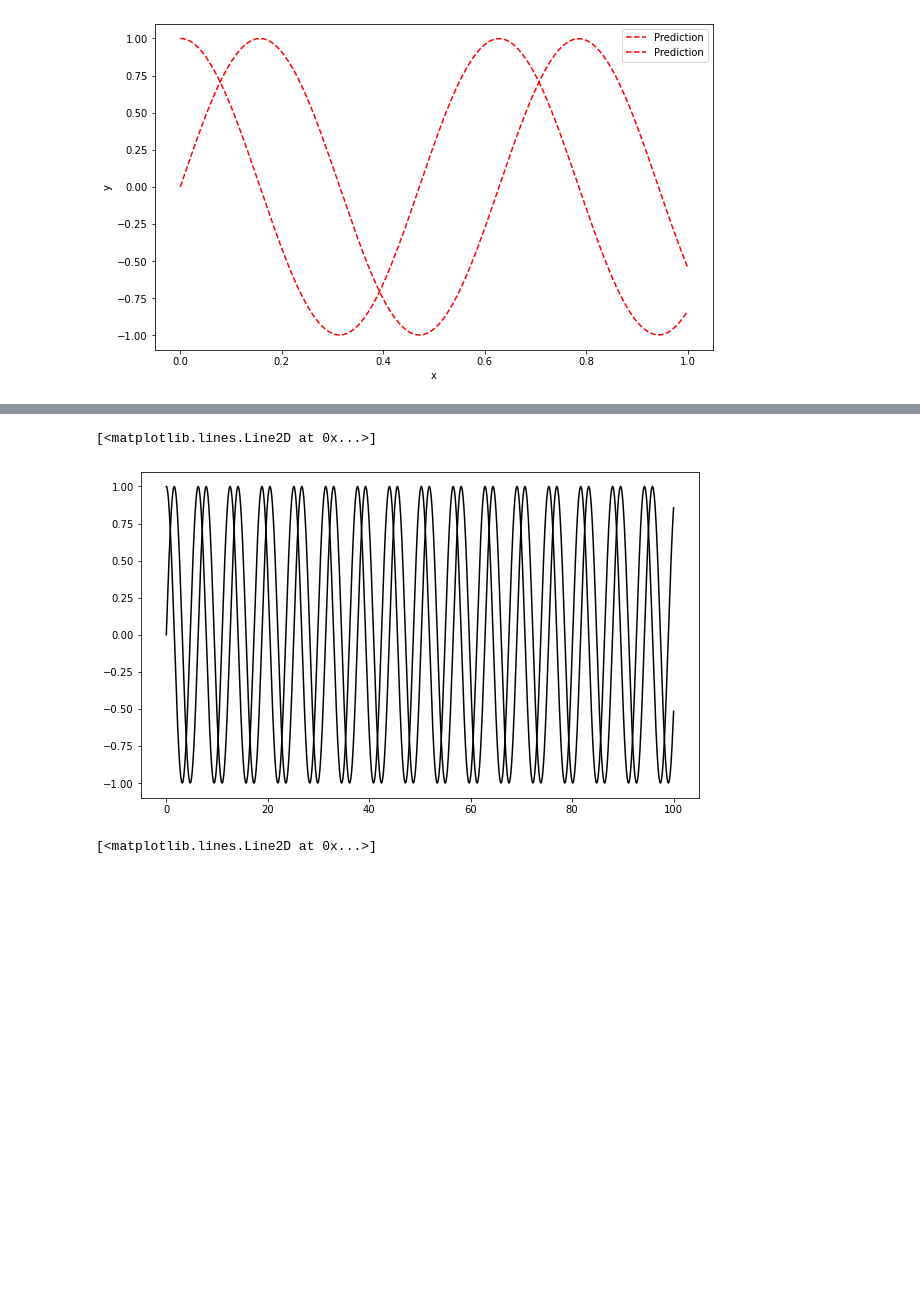
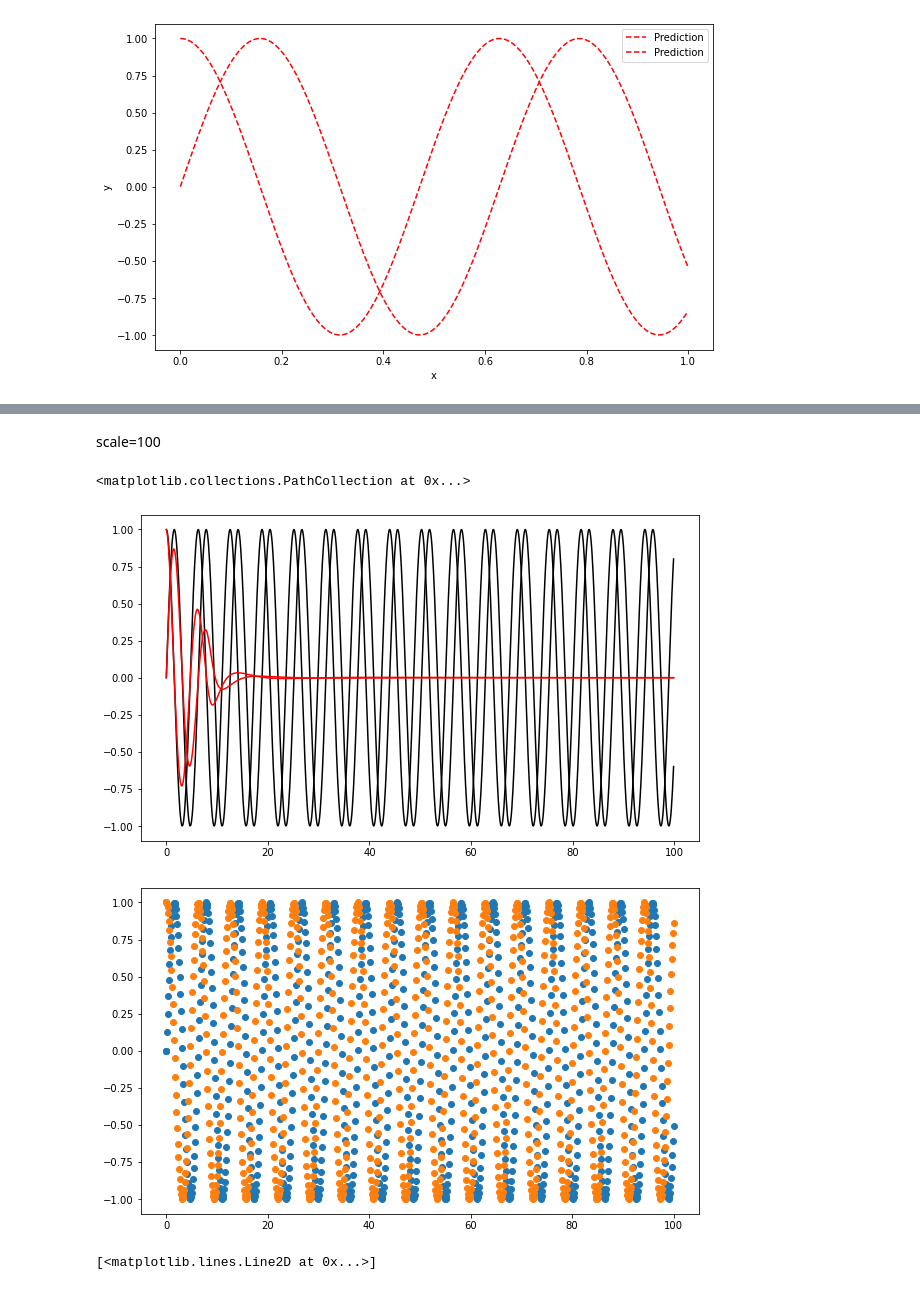
Before and after one commit to Wulx2050/DeepXDE-and-PINN, a Jupyter notebook: 3常微分方程ODE.ipynb, the cells around one changed output, grey strips where cells are left out. Cells and saved outputs as stored; diff of their text form; code cells hidden in the pictures; blank space fills up the shorter version.

```diff
--- a/3常微分方程ODE.ipynb
+++ b/3常微分方程ODE.ipynb
@@ -270,7 +311,19 @@ plt.plot(t_list, true_data[:,1], "-k", label="True")
 t_list = data.test()[0]*scale  # scale=10
 true_data = func(t_list)
 
+pred_data = model.predict(data.test()[0])
+
 plt.figure(figsize=(10, 6))
 plt.plot(t_list, true_data[:,0], "-k", label="True")
 plt.plot(t_list, true_data[:,1], "-k", label="True")
+
+plt.plot(t_list, pred_data[:,0], "-r", label="Pred")
+plt.plot(t_list, pred_data[:,1], "-r", label="Pred")
+
+t_list = data.train_next_batch()[0]*scale
+true_data = func(t_list)
+
+plt.figure(figsize=(10, 6))
+plt.scatter(t_list, true_data[:,0], label="True")
+plt.scatter(t_list, true_data[:,1], label="True")
 # %% [output]
@@ -278,0 +335,20 @@ plt.plot(t_list, true_data[:,1], "-k", label="True")
+# %%
+t_list = data.test()[0]*scale  # scale=30
+true_data = func(t_list)
+
+pred_data = model.predict(data.test()[0])
+
+plt.figure(figsize=(10, 6))
+plt.plot(t_list, true_data[:,0], "-k", label="True")
+plt.plot(t_list, true_data[:,1], "-k", label="True")
+
+plt.plot(t_list, pred_data[:,0], "-r", label="Pred")
+plt.plot(t_list, pred_data[:,1], "-r", label="Pred")
+
+
+t_list = data.train_next_batch()[0]*scale
+true_data = func(t_list)
+
+plt.figure(figsize=(10, 6))
+plt.scatter(t_list, true_data[:,0], label="True")
+plt.scatter(t_list, true_data[:,1], label="True")
@@ -279,13 +359,29 @@ plt.plot(t_list, true_data[:,1], "-k", label="True")
+# %% [markdown]
+scale=100
 # %%
 t_list = data.test()[0]*scale  # scale=100
 true_data = func(t_list)
 
+pred_data = model.predict(data.test()[0])
+
 plt.figure(figsize=(10, 6))
 plt.plot(t_list, true_data[:,0], "-k", label="True")
 plt.plot(t_list, true_data[:,1], "-k", label="True")
+
+plt.plot(t_list, pred_data[:,0], "-r", label="Pred")
+plt.plot(t_list, pred_data[:,1], "-r", label="Pred")
+
+
+t_list = data.train_next_batch()[0]*scale
+true_data = func(t_list)
+
+plt.figure(figsize=(10, 6))
+plt.scatter(t_list, true_data[:,0], label="True")
+plt.scatter(t_list, true_data[:,1], label="True")
 # %% [output]
-[<matplotlib.lines.Line2D at 0x...>]
+<matplotlib.collections.PathCollection at 0x...>
-[figure, old version]
+[figure, new version]
+[figure, added]
 # %%
 plt.figure(figsize=(6, 6))
 plt.plot(true_data[:,0], true_data[:,1])
```
Also changed, not shown: parts of 73 cells of this notebook, 1 other file.
